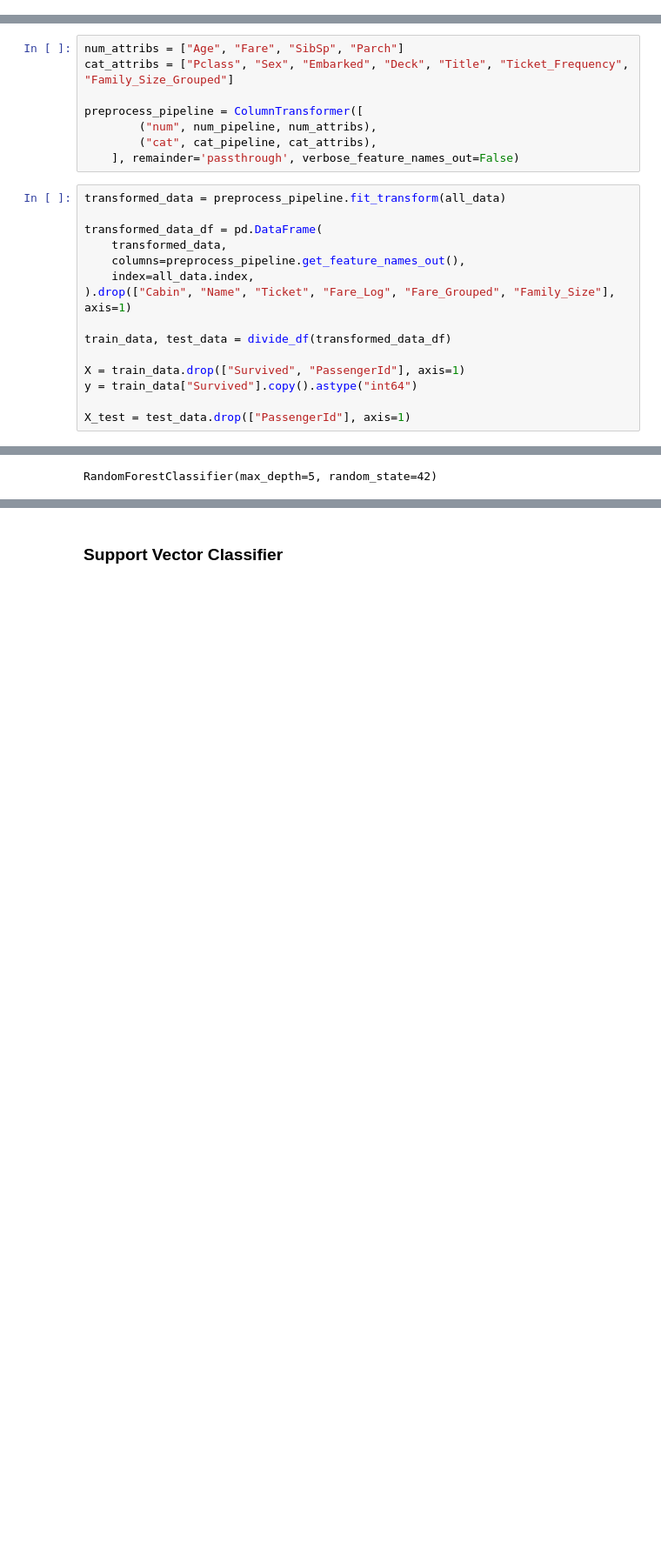
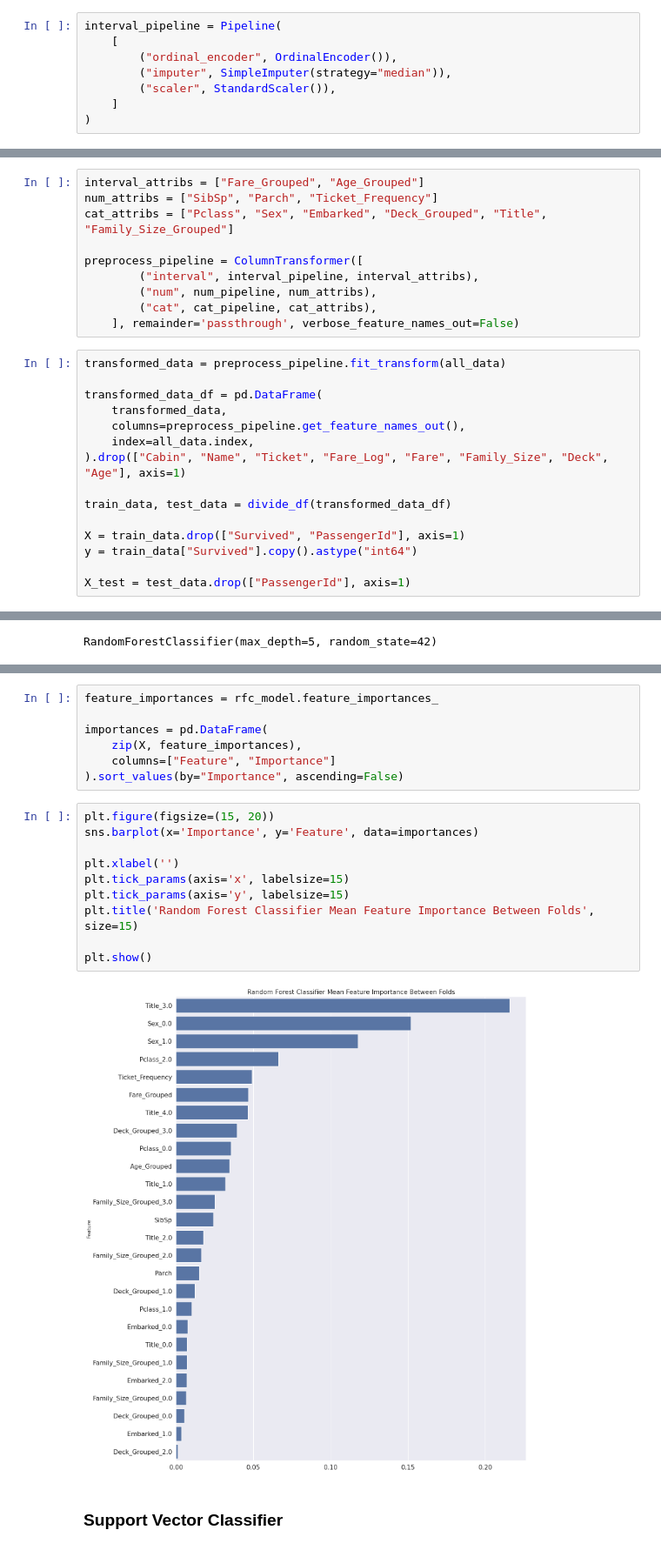
Before and after one commit to MartinRajniak/Kaggle-Projects, a Jupyter notebook: titanic.ipynb, the cells around one changed output, grey strips where cells are left out. Shown at 87% size. Cells and saved outputs as stored; diff of their text form; blank space fills up the shorter version.

Commit message:
Introduce Grouped Age feature

```diff
--- a/titanic.ipynb
+++ b/titanic.ipynb
@@ -355,5 +396,13 @@ Name: Survived, dtype: float64
 # %% [markdown]
 ## Train and evaluate different models
+# %%
+interval_pipeline = Pipeline(
+    [
+        ("ordinal_encoder", OrdinalEncoder()),
+        ("imputer", SimpleImputer(strategy="median")),
+        ("scaler", StandardScaler()),
+    ]
+)
 # %%
 num_pipeline = Pipeline(
     [("imputer", SimpleImputer(strategy="median")), ("scaler", StandardScaler())]
@@ -367,10 +416,12 @@ cat_pipeline = Pipeline(
     ]
 )
 # %%
-num_attribs = ["Age", "Fare", "SibSp", "Parch"]
-cat_attribs = ["Pclass", "Sex", "Embarked", "Deck", "Title", "Ticket_Frequency", "Family_Size_Grouped"]
+interval_attribs = ["Fare_Grouped", "Age_Grouped"]
+num_attribs = ["SibSp", "Parch", "Ticket_Frequency"]
+cat_attribs = ["Pclass", "Sex", "Embarked", "Deck_Grouped", "Title", "Family_Size_Grouped"]
 
 preprocess_pipeline = ColumnTransformer([
+        ("interval", interval_pipeline, interval_attribs),
         ("num", num_pipeline, num_attribs),
         ("cat", cat_pipeline, cat_attribs),
     ], remainder='passthrough', verbose_feature_names_out=False)
@@ -381,7 +432,7 @@ transformed_data_df = pd.DataFrame(
     transformed_data,
     columns=preprocess_pipeline.get_feature_names_out(),
     index=all_data.index,
-).drop(["Cabin", "Name", "Ticket", "Fare_Log", "Fare_Grouped", "Family_Size"], axis=1)
+).drop(["Cabin", "Name", "Ticket", "Fare_Log", "Fare", "Family_Size", "Deck", "Age"], axis=1)
 
 train_data, test_data = divide_df(transformed_data_df)
 
@@ -451,3 +475,22 @@ sorted(zip(feature_importances,
+# %%
+feature_importances = rfc_model.feature_importances_
+
+importances = pd.DataFrame(
+    zip(X, feature_importances),
+    columns=["Feature", "Importance"]
+).sort_values(by="Importance", ascending=False)
+# %%
+plt.figure(figsize=(15, 20))
+sns.barplot(x='Importance', y='Feature', data=importances)
+
+plt.xlabel('')
+plt.tick_params(axis='x', labelsize=15)
+plt.tick_params(axis='y', labelsize=15)
+plt.title('Random Forest Classifier Mean Feature Importance Between Folds', size=15)
+
+plt.show()
+# %% [output]
+[figure, added]
 # %% [markdown]
 ### Support Vector Classifier
 # %%
```
Also changed, not shown: parts of 22 cells of this notebook, 1 other file.
